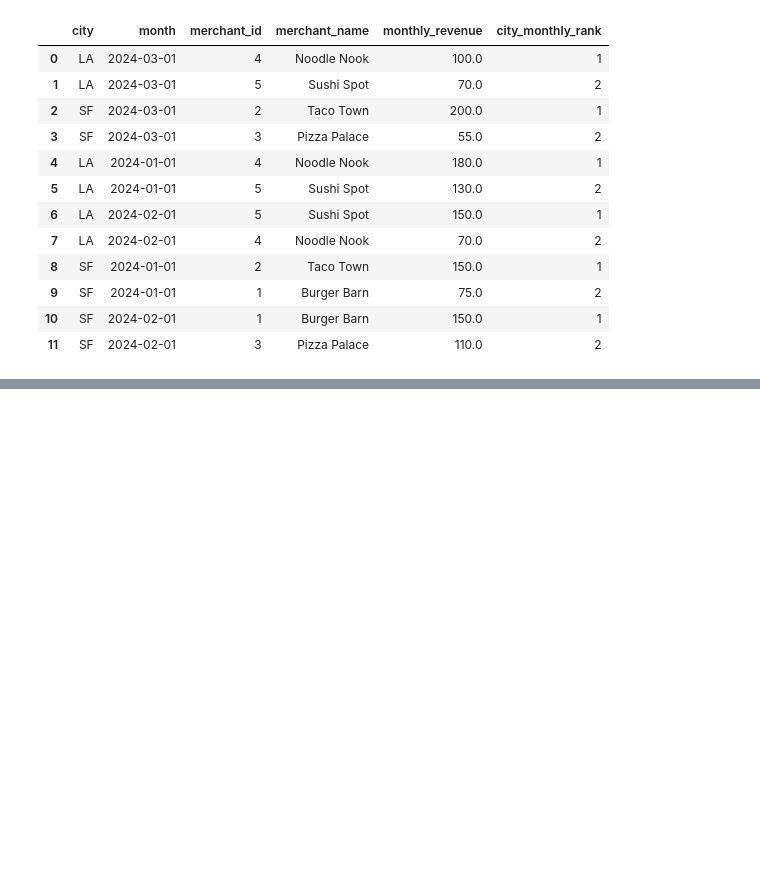
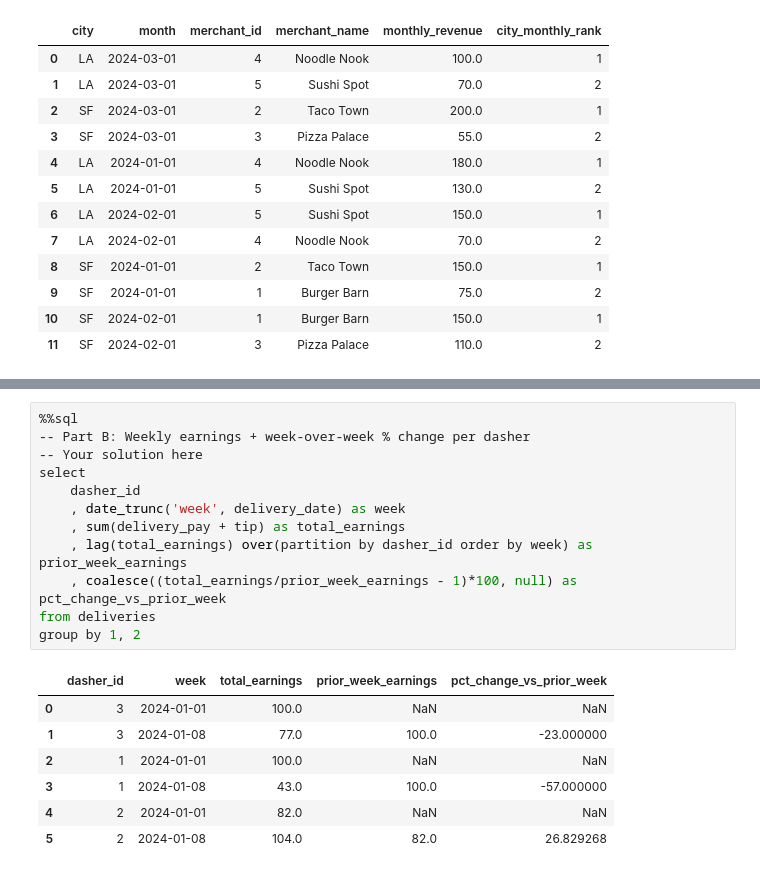
Before and after one commit to EkamKalsi/data-diary, a Jupyter notebook: DoorDash/doordash_sql_prep.ipynb, the cells around one changed output, grey strips where cells are left out. Cells and saved outputs as stored; diff of their text form; blank space fills up the shorter version.

```diff
--- a/DoorDash/doordash_sql_prep.ipynb
+++ b/DoorDash/doordash_sql_prep.ipynb
@@ -428,0 +511,20 @@ where revenue_decline_mom = 1
+# %%
+%%sql
+-- Part B: Weekly earnings + week-over-week % change per dasher
+-- Your solution here
+select
+    dasher_id
+    , date_trunc('week', delivery_date) as week
+    , sum(delivery_pay + tip) as total_earnings
+    , lag(total_earnings) over(partition by dasher_id order by week) as prior_week_earnings
+    , coalesce((total_earnings/prior_week_earnings - 1)*100, null) as pct_change_vs_prior_week
+from deliveries
+group by 1, 2
+# %% [output]
+|  | dasher_id | week | total_earnings | prior_week_earnings | pct_change_vs_prior_week |
+| 0 | 3 | 2024-01-01 | 100.0 | NaN | NaN |
+| 1 | 3 | 2024-01-08 | 77.0 | 100.0 | -23.000000 |
+| 2 | 1 | 2024-01-01 | 100.0 | NaN | NaN |
+| 3 | 1 | 2024-01-08 | 43.0 | 100.0 | -57.000000 |
+| 4 | 2 | 2024-01-01 | 82.0 | NaN | NaN |
+| 5 | 2 | 2024-01-08 | 104.0 | 82.0 | 26.829268 |
```
Also changed, not shown: parts of 6 cells of this notebook, 2 other files.
